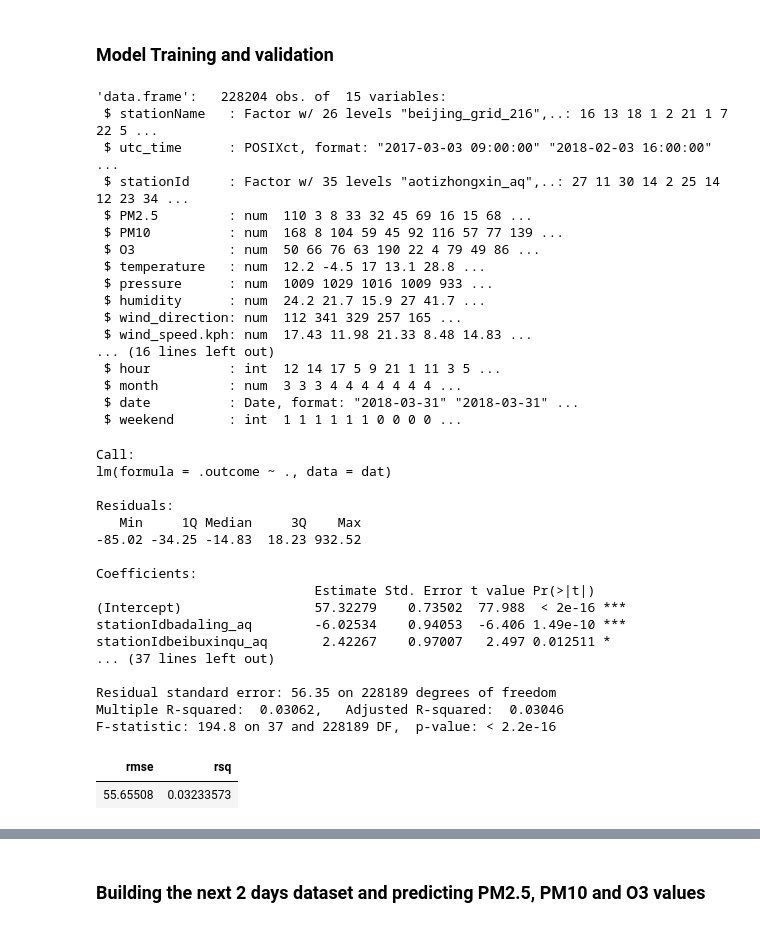
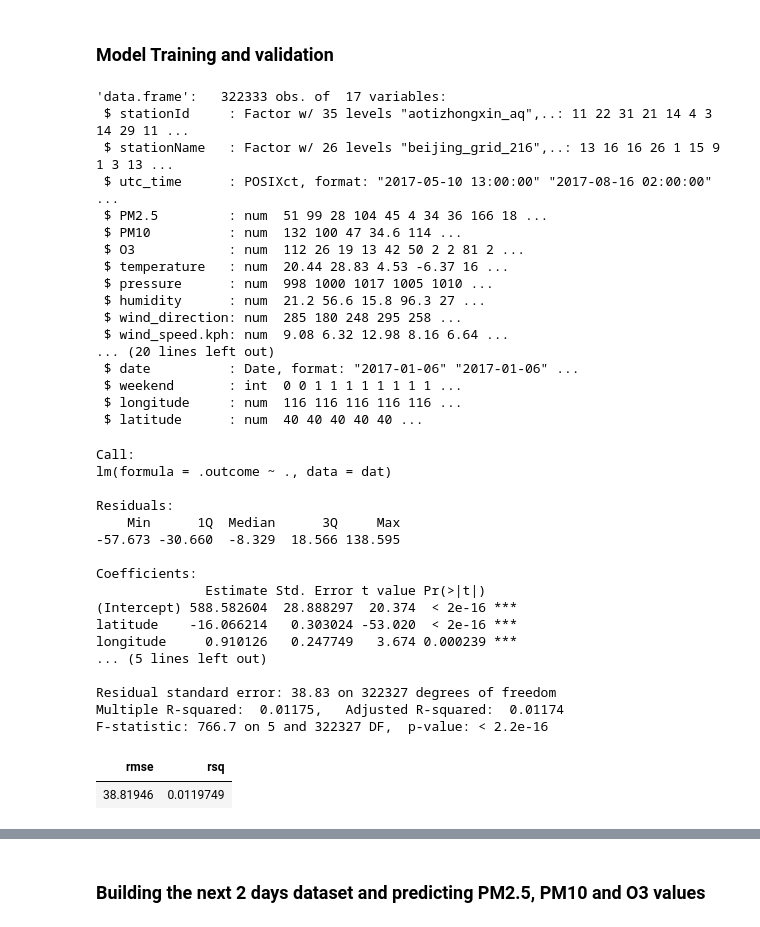
Before and after one commit to KelseyFertakis/DS420_Factoria, a Jupyter notebook: VM_Beijing_Submission.ipynb, the cells around one changed output, grey strips where cells are left out. Saved outputs shown, nothing was run; the diff lists cells and outputs as text; code cells hidden in the pictures.

Commit message:
Updated missing value imputation & outlier treament

```diff
--- a/VM_Beijing_Submission.ipynb
+++ b/VM_Beijing_Submission.ipynb
@@ -277,0 +438,13 @@ summary(bj_aq_gm_combined_data_final)
+# %%
+# selecting only required columns
+bj_aq_gm_combined_data <-
+bj_aq_gm_combined_data %>% select(c("stationName","utc_time","stationId","PM2.5","PM10", "O3",
+                                    "temperature","pressure","humidity","wind_direction","wind_speed.kph",
+                                    "hour", "month", "date", "weekend"))
+# %%
+# retreiving lat long data
+bj_lat_long_file <- "Datasets/Beijing_AirQuality_Stations.csv"
+bj_lat_long_data <- read.csv(bj_lat_long_file, header=TRUE, sep=",", stringsAsFactors = FALSE)
+colnames(bj_lat_long_data) <- c("stationId", "longitude", "latitude")
+# %%
+bj_aq_gm_combined_data <- merge(bj_aq_gm_combined_data,bj_lat_long_data, by = "stationId")
@@ -282,56 +497,56 @@ set.seed(7821)
 # %%
 # Training and test data set partition
-sample_size <- floor(0.8 * nrow(bj_aq_gm_combined_data_final))
-train_index <- sample(seq_len(nrow(bj_aq_gm_combined_data_final)), size = sample_size)
-train_bj <- bj_aq_gm_combined_data_final[train_index, ]
-test_bj <- bj_aq_gm_combined_data_final[-train_index, ]
+sample_size <- floor(0.8 * nrow(bj_aq_gm_combined_data))
+train_index <- sample(seq_len(nrow(bj_aq_gm_combined_data)), size = sample_size)
+train_bj <- bj_aq_gm_combined_data[train_index, ]
+test_bj <- bj_aq_gm_combined_data[-train_index, ]
 # %%
 str(train_bj)
 str(test_bj)
 # %% [output]
-'data.frame':   228204 obs. of  15 variables:
- $ stationName   : Factor w/ 26 levels "beijing_grid_216",..: 16 13 18 1 2 21 1 7 22 5 ...
- $ utc_time      : POSIXct, format: "2017-03-03 09:00:00" "2018-02-03 16:00:00" ...
- $ stationId     : Factor w/ 35 levels "aotizhongxin_aq",..: 27 11 30 14 2 25 14 12 23 34 ...
- $ PM2.5         : num  110 3 8 33 32 45 69 16 15 68 ...
- $ PM10          : num  168 8 104 59 45 92 116 57 77 139 ...
- $ O3            : num  50 66 76 63 190 22 4 79 49 86 ...
- $ temperature   : num  12.2 -4.5 17 13.1 28.8 ...
- $ pressure      : num  1009 1029 1016 1009 933 ...
- $ humidity      : num  24.2 21.7 15.9 27 41.7 ...
- $ wind_direction: num  112 341 329 257 165 ...
- $ wind_speed.kph: num  17.43 11.98 21.33 8.48 14.83 ...
-... (16 lines left out)
- $ hour          : int  12 14 17 5 9 21 1 11 3 5 ...
- $ month         : num  3 3 3 4 4 4 4 4 4 4 ...
- $ date          : Date, format: "2018-03-31" "2018-03-31" ...
- $ weekend       : int  1 1 1 1 1 1 0 0 0 0 ...
+'data.frame':   322333 obs. of  17 variables:
+ $ stationId     : Factor w/ 35 levels "aotizhongxin_aq",..: 11 22 31 21 14 4 3 14 29 11 ...
+ $ stationName   : Factor w/ 26 levels "beijing_grid_216",..: 13 16 16 26 1 15 9 1 3 13 ...
+ $ utc_time      : POSIXct, format: "2017-05-10 13:00:00" "2017-08-16 02:00:00" ...
+ $ PM2.5         : num  51 99 28 104 45 4 34 36 166 18 ...
+ $ PM10          : num  132 100 47 34.6 114 ...
+ $ O3            : num  112 26 19 13 42 50 2 2 81 2 ...
+ $ temperature   : num  20.44 28.83 4.53 -6.37 16 ...
+ $ pressure      : num  998 1000 1017 1005 1010 ...
+ $ humidity      : num  21.2 56.6 15.8 96.3 27 ...
+ $ wind_direction: num  285 180 248 295 258 ...
+ $ wind_speed.kph: num  9.08 6.32 12.98 8.16 6.64 ...
+... (20 lines left out)
+ $ date          : Date, format: "2017-01-06" "2017-01-06" ...
+ $ weekend       : int  0 0 1 1 1 1 1 1 1 1 ...
+ $ longitude     : num  116 116 116 116 116 ...
+ $ latitude      : num  40 40 40 40 40 ...
 # %%
 # Predicting PM2.5 using stationId, hour, month and weekend variables
-PM2.5_bj_formula <- as.formula("PM2.5 ~ stationId + hour + month + weekend")
+PM2.5_bj_formula <- as.formula("PM2.5 ~ latitude + longitude + hour + month + weekend")
 PM2.5_bj_model <- train(PM2.5_bj_formula, data = train_bj, method = "lm" )
 summary(PM2.5_bj_model)
 test_bj$PM2.5_pred <- predict(PM2.5_bj_model, test_bj)
 metrics(test_bj, truth = PM2.5, estimate = PM2.5_pred)
 # %% [output]
 Call:
 lm(formula = .outcome ~ ., data = dat)
 
 Residuals:
-   Min     1Q Median     3Q    Max
--85.02 -34.25 -14.83  18.23 932.52
+    Min      1Q  Median      3Q     Max
+-57.673 -30.660  -8.329  18.566 138.595
 
 Coefficients:
-                            Estimate Std. Error t value Pr(>|t|)
-(Intercept)                 57.32279    0.73502  77.988  < 2e-16 ***
-stationIdbadaling_aq        -6.02534    0.94053  -6.406 1.49e-10 ***
-stationIdbeibuxinqu_aq       2.42267    0.97007   2.497 0.012511 *
-... (37 lines left out)
+              Estimate Std. Error t value Pr(>|t|)
+(Intercept) 588.582604  28.888297  20.374  < 2e-16 ***
+latitude    -16.066214   0.303024 -53.020  < 2e-16 ***
+longitude     0.910126   0.247749   3.674 0.000239 ***
+... (5 lines left out)
 
-Residual standard error: 56.35 on 228189 degrees of freedom
-Multiple R-squared:  0.03062,   Adjusted R-squared:  0.03046
-F-statistic: 194.8 on 37 and 228189 DF,  p-value: < 2.2e-16
+Residual standard error: 38.83 on 322327 degrees of freedom
+Multiple R-squared:  0.01175,   Adjusted R-squared:  0.01174
+F-statistic: 766.7 on 5 and 322327 DF,  p-value: < 2.2e-16
 | rmse | rsq |
-| 55.65508 | 0.03233573 |
+| 38.81946 | 0.0119749 |
 # %%
 # Predicting PM10 using stationId, hour, month, weekend variables along with previously predicted PM2.5
```
Also changed, not shown: parts of 29 cells of this notebook.
